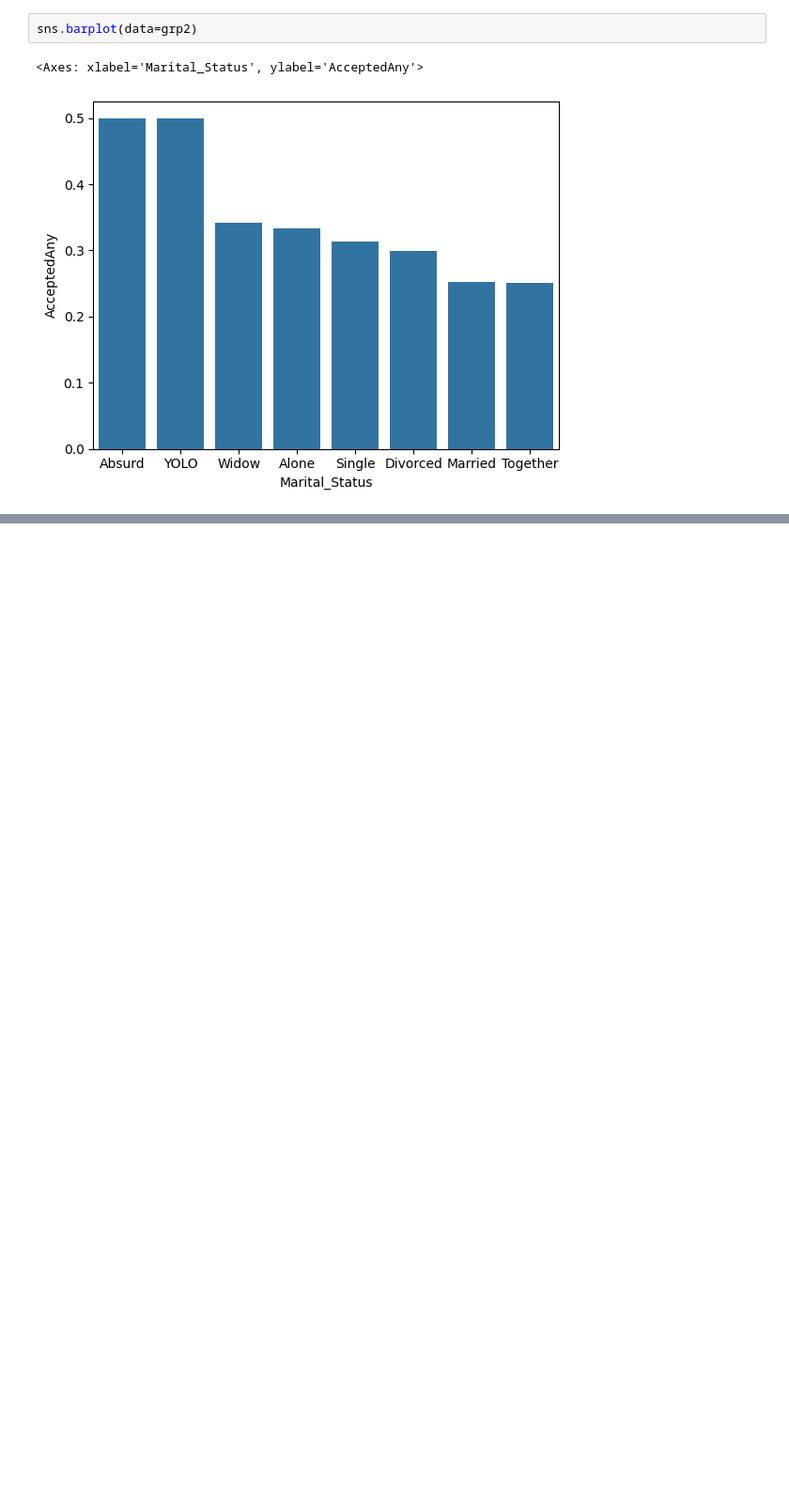
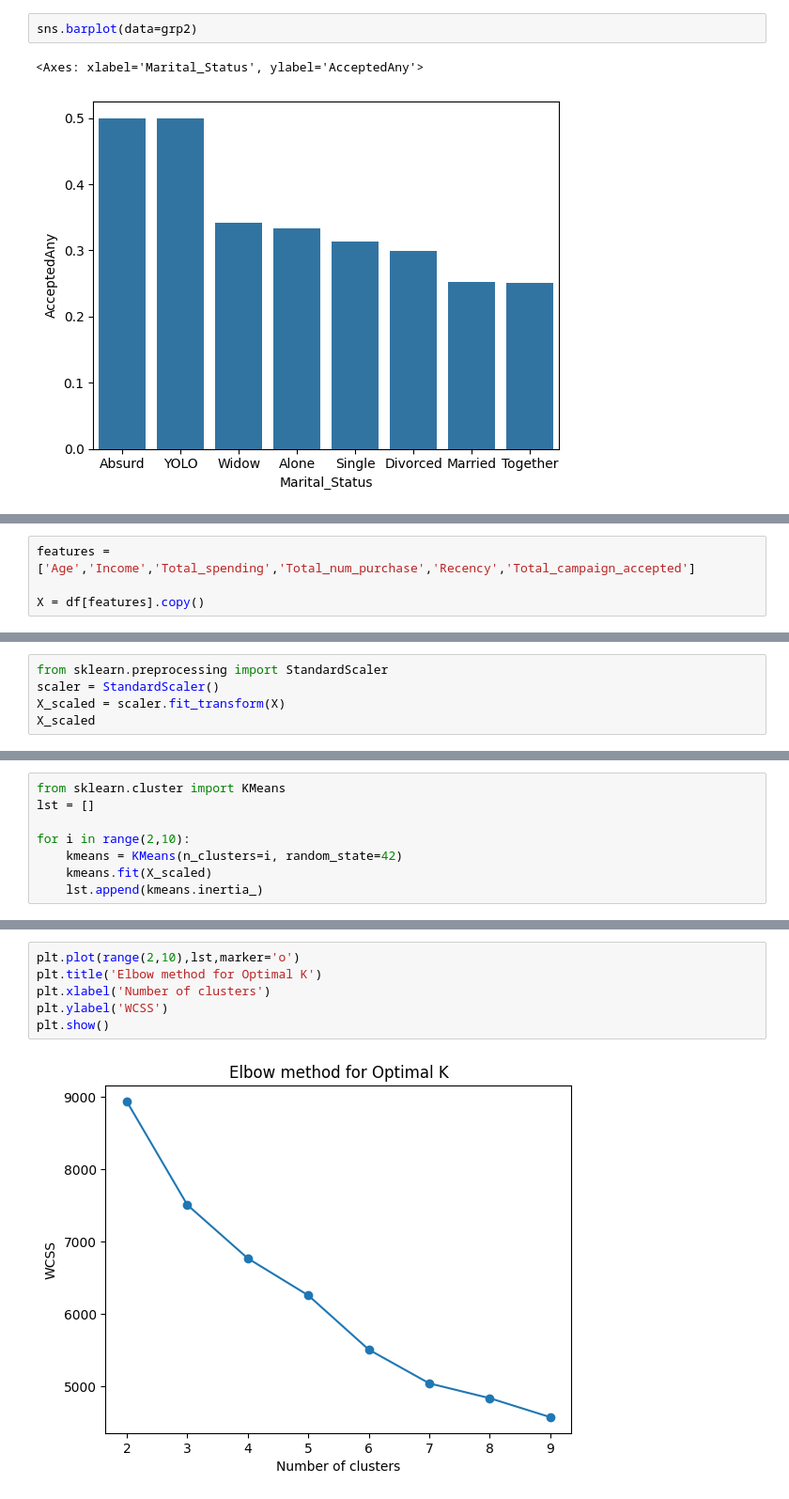
Before and after one commit to RaviNamdeoo/Customer_Segmentation_Analysis, a Jupyter notebook: Customer_segment.ipynb, the cells around one changed output, grey strips where cells are left out. Shown at 94% size. Cells and saved outputs as stored; diff of their text form; blank space fills up the shorter version.

```diff
--- a/Customer_segment.ipynb
+++ b/Customer_segment.ipynb
@@ -594,0 +669,4 @@ sns.barplot(data=grp2)
+# %%
+features = ['Age','Income','Total_spending','Total_num_purchase','Recency','Total_campaign_accepted']
+
+X = df[features].copy()
@@ -594,0 +689,5 @@ sns.barplot(data=grp2)
+# %%
+from sklearn.preprocessing import StandardScaler
+scaler = StandardScaler()
+X_scaled = scaler.fit_transform(X)
+X_scaled
@@ -594,0 +708,8 @@ sns.barplot(data=grp2)
+# %%
+from sklearn.cluster import KMeans
+lst = []
+
+for i in range(2,10):
+    kmeans = KMeans(n_clusters=i, random_state=42)
+    kmeans.fit(X_scaled)
+    lst.append(kmeans.inertia_)
@@ -594,0 +727,8 @@ sns.barplot(data=grp2)
+# %%
+plt.plot(range(2,10),lst,marker='o')
+plt.title('Elbow method for Optimal K')
+plt.xlabel('Number of clusters')
+plt.ylabel('WCSS')
+plt.show()
+# %% [output]
+[figure, added]
```
Also changed, not shown: parts of 28 cells of this notebook, 2 other files.
